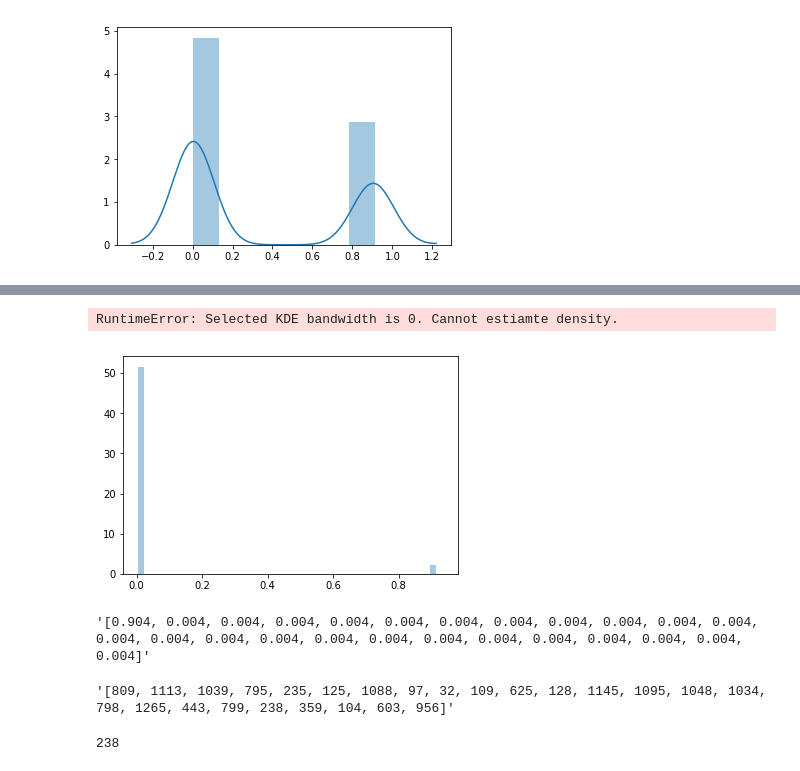
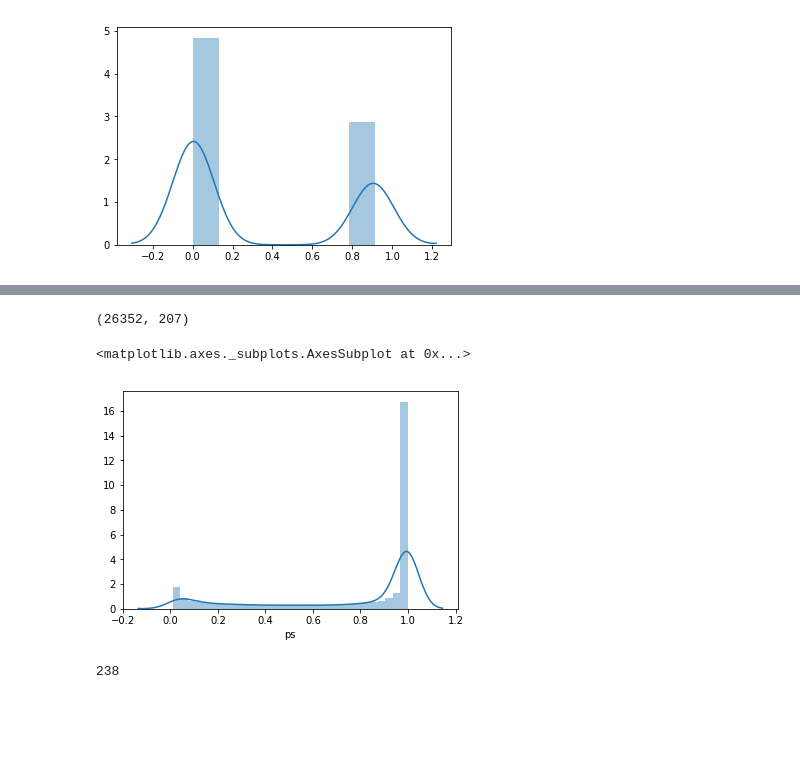
Before and after one commit to deeplearningbrasil/mars-gym, a Jupyter notebook: notebooks/Untitled3.ipynb, the cells around one changed output, grey strips where cells are left out. Saved outputs shown, nothing was run; the diff lists cells and outputs as text; code cells hidden in the pictures; blank space fills up the shorter version.

Commit message:
add dataviz and fix eval offpolicy

```diff
--- a/notebooks/Untitled3.ipynb
+++ b/notebooks/Untitled3.ipynb
@@ -4,7 +4,7 @@ import numpy as np
 import seaborn as sns
 import matplotlib.pyplot as plt
 # %%
-df = pd.read_csv("/media/workspace/DeepFood/deep-reco-gym/output/evaluation/EvaluateTestSetPredictions/results/TrivagoLogisticModelInteraction_selu____epsilon_greedy_58274b531d_c3bdc31fd0/df_offpolicy.csv")
+df = pd.read_csv("/media/workspace/DeepFood/deep-reco-gym/output/evaluation/EvaluateTestSetPredictions/results/TrivagoLogisticModelInteraction_selu____epsilon_greedy_58274b531d_9f5cc3cfcd/df_offpolicy.csv")
 df.head()
 # %% [output]
 |  | timestamp | timestamp_diff | step | user_idx | session_idx | sum_action_item_before | action_type_item_idx | ... |
@@ -84,16 +85,13 @@ sns.distplot(df[df.rewards == 1].ps_eval.values)
+# %%
+e = 0.01
+df[df.ps >= 0 + e].shape
+# %% [output]
+(26352, 207)
 # %%
-sns.distplot(df.ps_eval.values)
+sns.distplot(df[df.ps > 0 + e].ps)
 # %% [output]
-RuntimeError: Selected KDE bandwidth is 0. Cannot estiamte density.
+<matplotlib.axes._subplots.AxesSubplot at 0x...>
-[figure, old version]
+[figure, new version]
-# %%
-df.iloc[0].prob_actions
-# %% [output]
-'[0.904, 0.004, 0.004, 0.004, 0.004, 0.004, 0.004, 0.004, 0.004, 0.004, 0.004, 0.004, 0.004, 0.004, 0.004, 0.004, 0.004, 0.004, 0.004, 0.004, 0.004, 0.004, 0.004, 0.004, 0.004]'
-# %%
-df.iloc[0].sorted_actions
-# %% [output]
-'[809, 1113, 1039, 795, 235, 125, 1088, 97, 32, 109, 625, 128, 1145, 1095, 1048, 1034, 798, 1265, 443, 799, 238, 359, 104, 603, 956]'
 # %%
 df.iloc[0].item_idx
 # %% [output]
```
Also changed, not shown: parts of 3 cells of this notebook, 6 other files.
